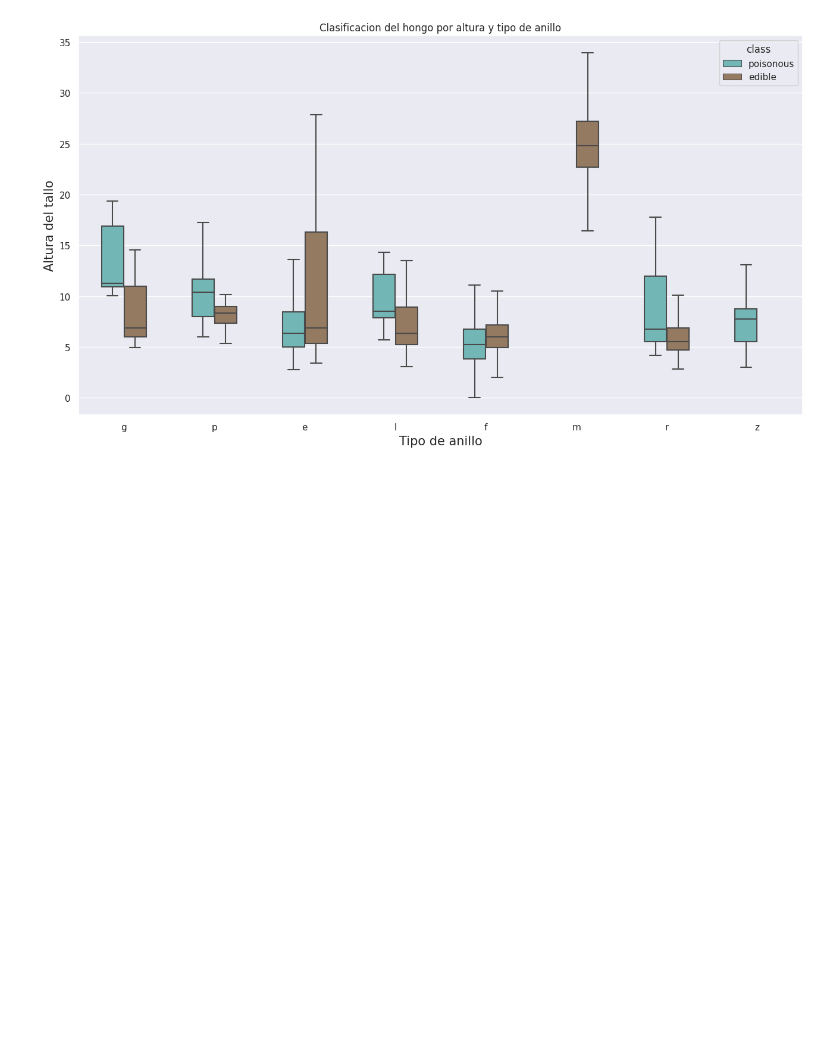
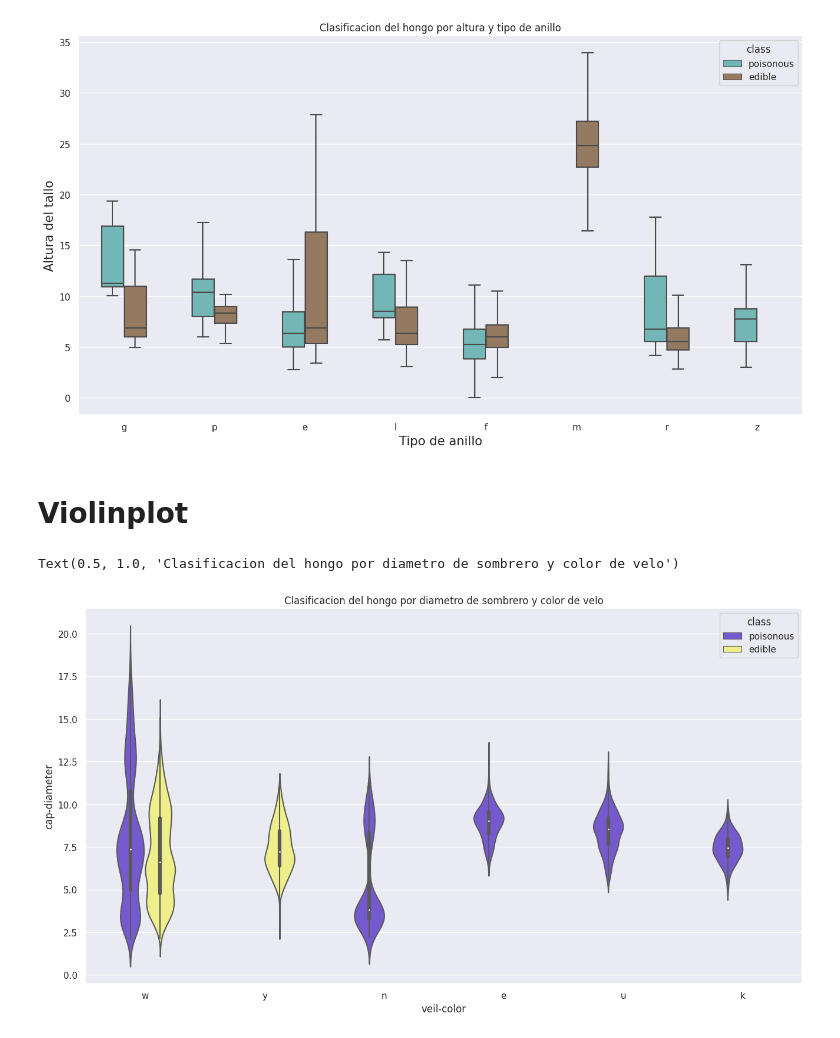
Before and after one commit to LucasVCorrea/Data-Science, a Jupyter notebook: mushrooms_analisis/analisis_exploratorio_plots.ipynb, the cells around one changed output. Saved outputs shown, nothing was run; the diff lists cells and outputs as text; code cells hidden in the pictures; blank space fills up the shorter version.

```diff
--- a/mushrooms_analisis/analisis_exploratorio_plots.ipynb
+++ b/mushrooms_analisis/analisis_exploratorio_plots.ipynb
@@ -192,3 +224,12 @@ plt.ylabel('Altura del tallo', fontsize = 15)
 # %% [output]
 Text(0, 0.5, 'Altura del tallo')
 [figure]
+# %% [markdown]
+# Violinplot
+# %%
+sns.set(rc={'figure.figsize':(15.7,8.27)})
+sns.violinplot(data = data_frame, x ='veil-color' , y='cap-diameter', hue = 'class',width=0.5,fliersize=False,palette=["#6b45e3", "#ffff7a"])
+plt.title("Clasificacion del hongo por diametro de sombrero y color de velo")
+# %% [output]
+Text(0.5, 1.0, 'Clasificacion del hongo por diametro de sombrero y color de velo')
+[figure, added]
```
Also changed, not shown: parts of 17 cells of this notebook.
